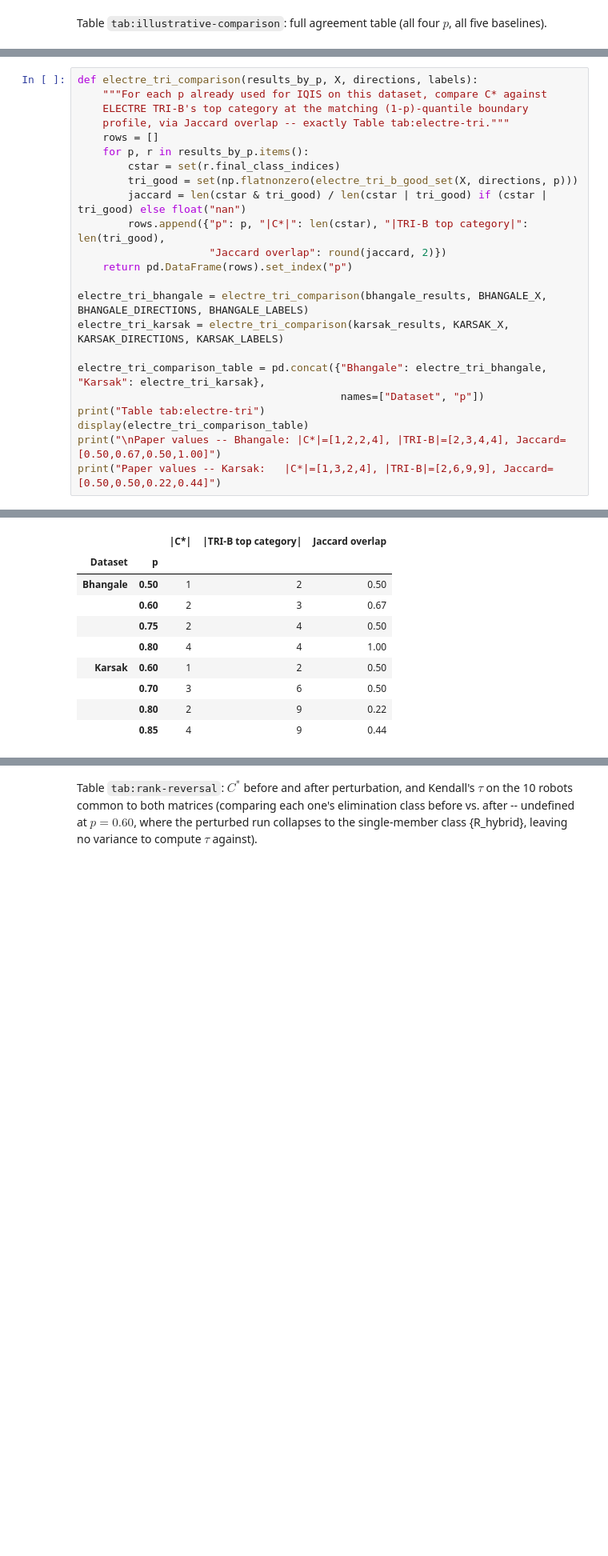
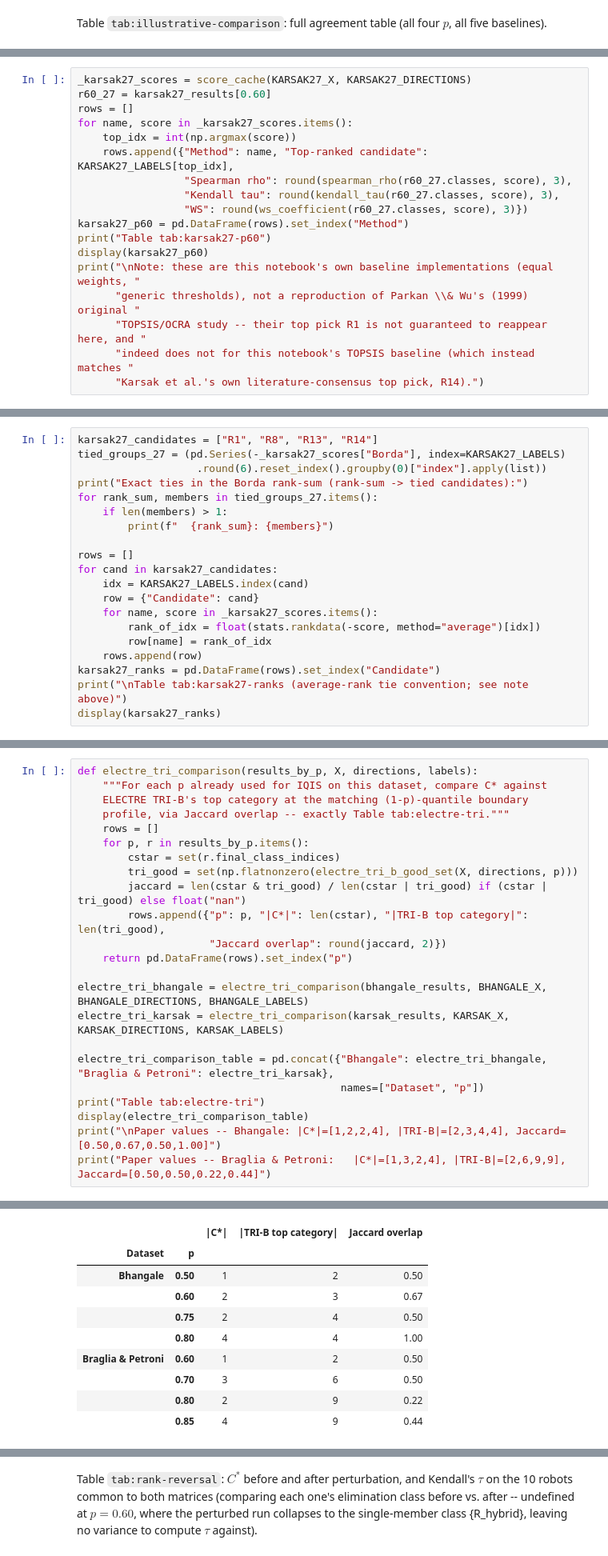
Before and after one commit to elsedik-lamini/IQIS_MCDM_0826, a Jupyter notebook: reproducibility.ipynb, the cells around one changed output, grey strips where cells are left out. Shown at 80% size. Drawn from its saved outputs; the diff is of its cells as text; blank space fills up the shorter version.

```diff
--- a/reproducibility.ipynb
+++ b/reproducibility.ipynb
@@ -1170,0 +1315,18 @@ Table tab:illustrative-ranks (average-rank tie convention; see note above)
+# %%
+_karsak27_scores = score_cache(KARSAK27_X, KARSAK27_DIRECTIONS)
+r60_27 = karsak27_results[0.60]
+rows = []
+for name, score in _karsak27_scores.items():
+    top_idx = int(np.argmax(score))
+    rows.append({"Method": name, "Top-ranked candidate": KARSAK27_LABELS[top_idx],
+                 "Spearman rho": round(spearman_rho(r60_27.classes, score), 3),
+                 "Kendall tau": round(kendall_tau(r60_27.classes, score), 3),
+                 "WS": round(ws_coefficient(r60_27.classes, score), 3)})
+karsak27_p60 = pd.DataFrame(rows).set_index("Method")
+print("Table tab:karsak27-p60")
+display(karsak27_p60)
+print("\nNote: these are this notebook's own baseline implementations (equal weights, "
+      "generic thresholds), not a reproduction of Parkan \\& Wu's (1999) original "
+      "TOPSIS/OCRA study -- their top pick R1 is not guaranteed to reappear here, and "
+      "indeed does not for this notebook's TOPSIS baseline (which instead matches "
+      "Karsak et al.'s own literature-consensus top pick, R14).")
@@ -1170,0 +1382,20 @@ Table tab:illustrative-ranks (average-rank tie convention; see note above)
+# %%
+karsak27_candidates = ["R1", "R8", "R13", "R14"]
+tied_groups_27 = (pd.Series(-_karsak27_scores["Borda"], index=KARSAK27_LABELS)
+                   .round(6).reset_index().groupby(0)["index"].apply(list))
+print("Exact ties in the Borda rank-sum (rank-sum -> tied candidates):")
+for rank_sum, members in tied_groups_27.items():
+    if len(members) > 1:
+        print(f"  {rank_sum}: {members}")
+
+rows = []
+for cand in karsak27_candidates:
+    idx = KARSAK27_LABELS.index(cand)
+    row = {"Candidate": cand}
+    for name, score in _karsak27_scores.items():
+        rank_of_idx = float(stats.rankdata(-score, method="average")[idx])
+        row[name] = rank_of_idx
+    rows.append(row)
+karsak27_ranks = pd.DataFrame(rows).set_index("Candidate")
+print("\nTable tab:karsak27-ranks (average-rank tie convention; see note above)")
+display(karsak27_ranks)
@@ -1187,35 +1435,35 @@ partition than treating ELECTRE III as a sixth ranking baseline does.
 # %%
 def electre_tri_comparison(results_by_p, X, directions, labels):
     """For each p already used for IQIS on this dataset, compare C* against
     ELECTRE TRI-B's top category at the matching (1-p)-quantile boundary
     profile, via Jaccard overlap -- exactly Table tab:electre-tri."""
     rows = []
     for p, r in results_by_p.items():
         cstar = set(r.final_class_indices)
         tri_good = set(np.flatnonzero(electre_tri_b_good_set(X, directions, p)))
         jaccard = len(cstar & tri_good) / len(cstar | tri_good) if (cstar | tri_good) else float("nan")
         rows.append({"p": p, "|C*|": len(cstar), "|TRI-B top category|": len(tri_good),
                      "Jaccard overlap": round(jaccard, 2)})
     return pd.DataFrame(rows).set_index("p")
 
 electre_tri_bhangale = electre_tri_comparison(bhangale_results, BHANGALE_X, BHANGALE_DIRECTIONS, BHANGALE_LABELS)
 electre_tri_karsak = electre_tri_comparison(karsak_results, KARSAK_X, KARSAK_DIRECTIONS, KARSAK_LABELS)
 
-electre_tri_comparison_table = pd.concat({"Bhangale": electre_tri_bhangale, "Karsak": electre_tri_karsak},
+electre_tri_comparison_table = pd.concat({"Bhangale": electre_tri_bhangale, "Braglia & Petroni": electre_tri_karsak},
                                           names=["Dataset", "p"])
 print("Table tab:electre-tri")
 display(electre_tri_comparison_table)
 print("\nPaper values -- Bhangale: |C*|=[1,2,2,4], |TRI-B|=[2,3,4,4], Jaccard=[0.50,0.67,0.50,1.00]")
-print("Paper values -- Karsak:   |C*|=[1,3,2,4], |TRI-B|=[2,6,9,9], Jaccard=[0.50,0.50,0.22,0.44]")
+print("Paper values -- Braglia & Petroni:   |C*|=[1,3,2,4], |TRI-B|=[2,6,9,9], Jaccard=[0.50,0.50,0.22,0.44]")
 # %% [output]
 Table tab:electre-tri
 |  |  | |C*| | |TRI-B top category| | Jaccard overlap |
 | Dataset | p |  |  |  |
 | Bhangale | 0.50 | 1 | 2 | 0.50 |
 |  | 0.60 | 2 | 3 | 0.67 |
 |  | 0.75 | 2 | 4 | 0.50 |
 |  | 0.80 | 4 | 4 | 1.00 |
-| Karsak | 0.60 | 1 | 2 | 0.50 |
+| Braglia & Petroni | 0.60 | 1 | 2 | 0.50 |
 |  | 0.70 | 3 | 6 | 0.50 |
 |  | 0.80 | 2 | 9 | 0.22 |
 |  | 0.85 | 4 | 9 | 0.44 |
```
Also changed, not shown: parts of 41 cells of this notebook, 18 other files.
